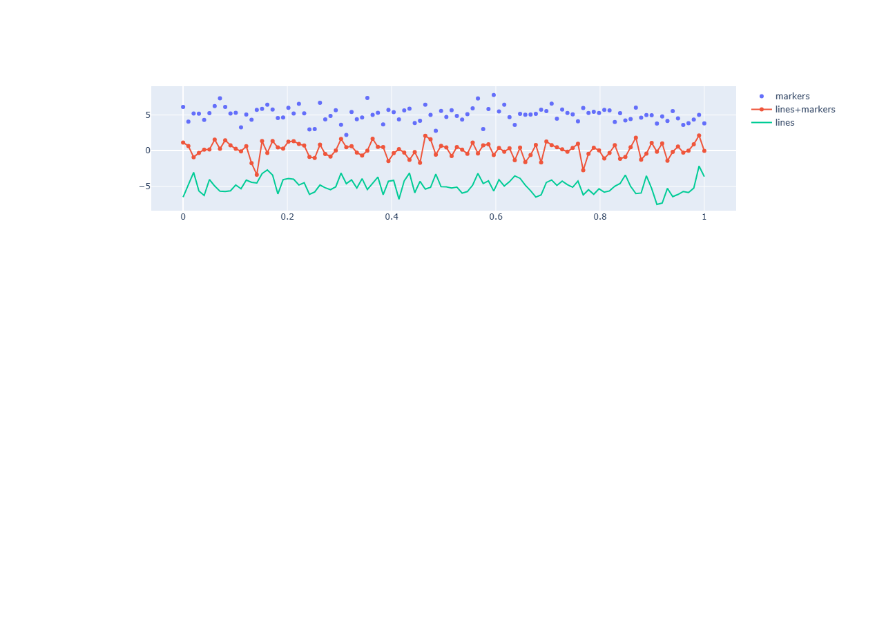
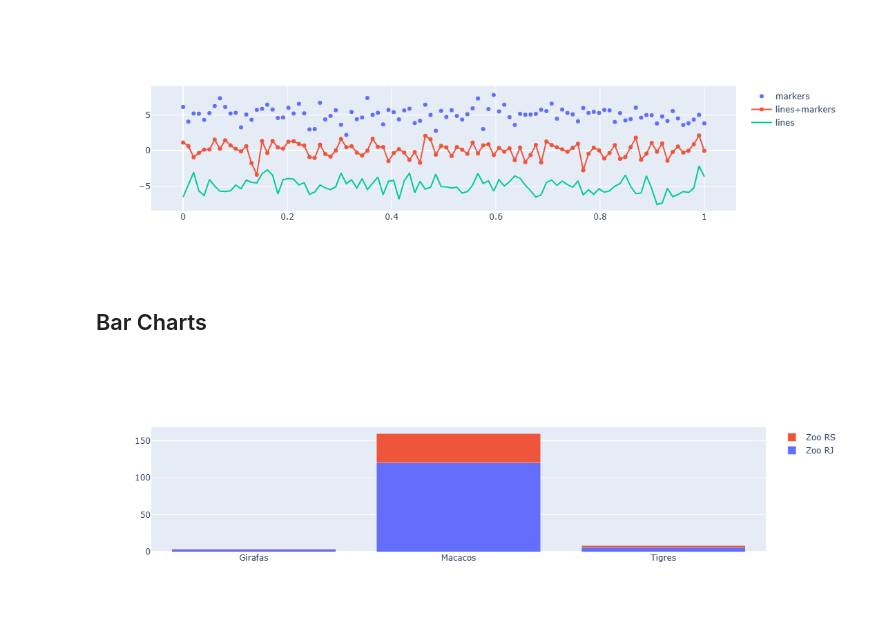
Before and after one commit to dev-DaviGuerra/Plotly, a Jupyter notebook: Plotly.ipynb, the cells around one changed output. Saved outputs shown, nothing was run; the diff lists cells and outputs as text; code cells hidden in the pictures; blank space fills up the shorter version.

Commit message:
Bar and pie charts

```diff
--- a/Plotly.ipynb
+++ b/Plotly.ipynb
@@ -59,3 +59,22 @@ fig.add_traces(go.Scatter(x=x, y=random_y1, mode="lines+markers", name="lines+ma
 fig.add_traces(go.Scatter(x=x, y=random_y2, mode="lines", name="lines"))
 # %% [output]
 [figure]
+# %% [markdown]
+## Bar Charts
+# %%
+import plotly.graph_objects as go
+
+animais = ['Girafas', 'Macacos', 'Tigres']
+# %%
+fig = go.Figure(
+    data = [
+        go.Bar(x=animais, y=[3, 120, 6], name='Zoo RJ'),
+        go.Bar(x=animais, y=[1, 40, 2], name='Zoo RS')
+    ]
+)
+
+fig.update_layout(barmode='stack')
+
+fig.show()
+# %% [output]
+[figure, added]
```
Also changed, not shown: parts of 2 cells of this notebook.
